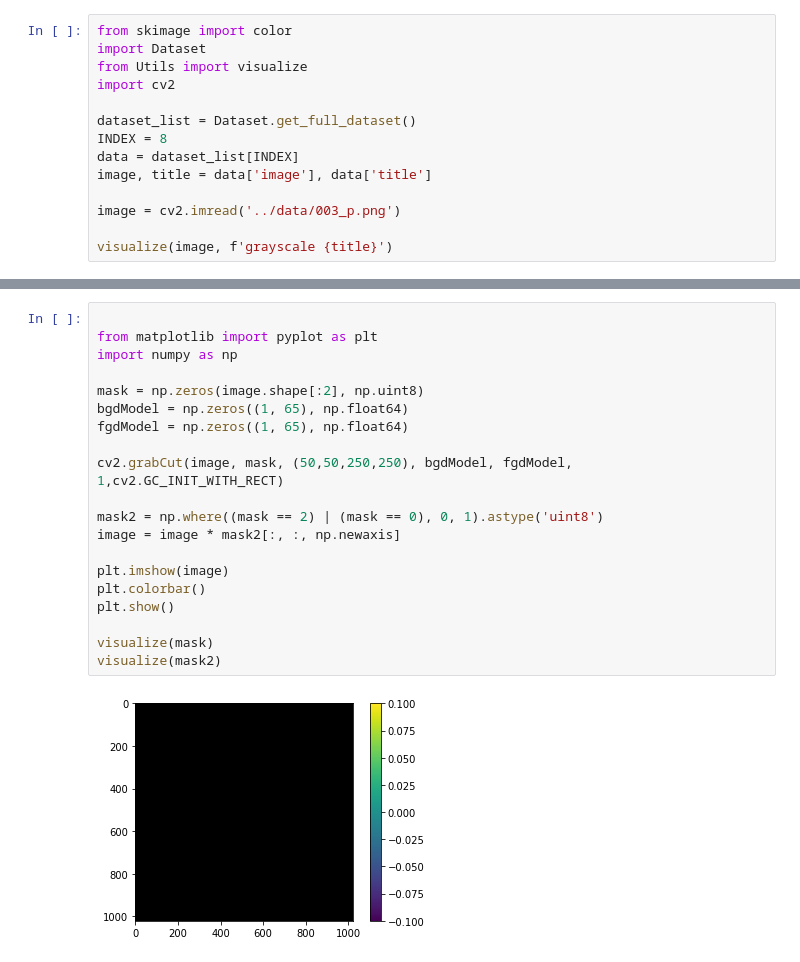
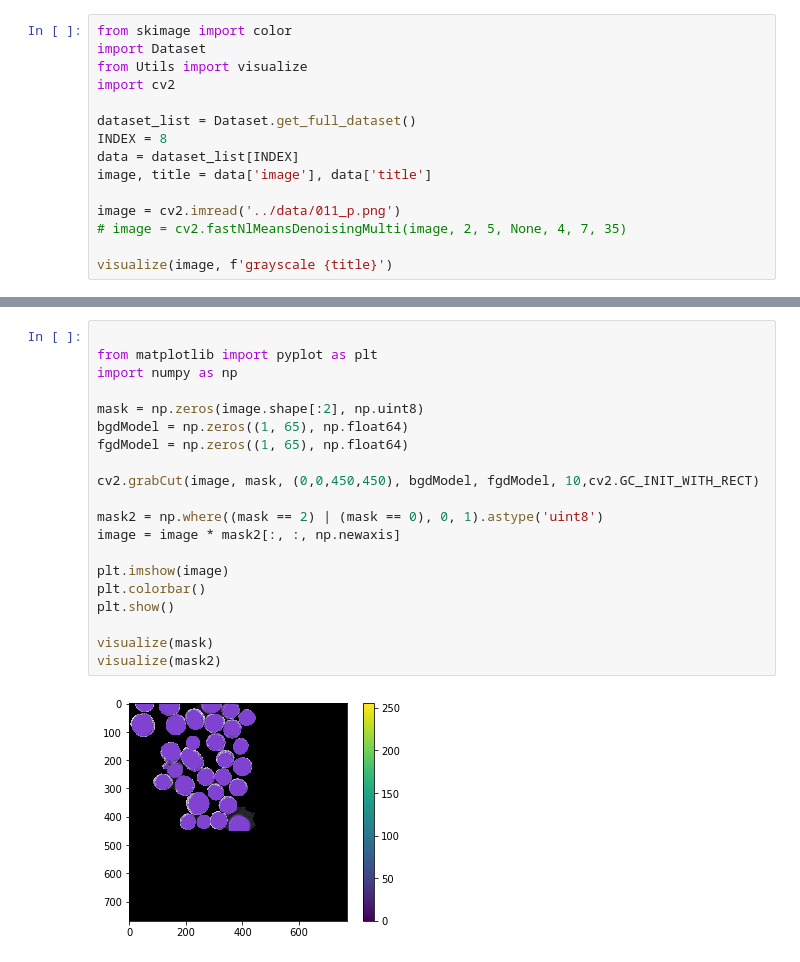
Before and after one commit to Toliak/particle-counter, a Jupyter notebook: notebooks/grabcut.ipynb, the cells around one changed output, grey strips where cells are left out. Saved outputs shown, nothing was run; the diff lists cells and outputs as text.

```diff
--- a/notebooks/grabcut.ipynb
+++ b/notebooks/grabcut.ipynb
@@ -9,7 +9,8 @@ INDEX = 8
 data = dataset_list[INDEX]
 image, title = data['image'], data['title']
 
-image = cv2.imread('../data/003_p.png')
+image = cv2.imread('../data/011_p.png')
+# image = cv2.fastNlMeansDenoisingMulti(image, 2, 5, None, 4, 7, 35)
 
 visualize(image, f'grayscale {title}')
 # %% [output]
@@ -17,22 +18,22 @@ visualize(image, f'grayscale {title}')
 # %%
 
 from matplotlib import pyplot as plt
 import numpy as np
 
 mask = np.zeros(image.shape[:2], np.uint8)
 bgdModel = np.zeros((1, 65), np.float64)
 fgdModel = np.zeros((1, 65), np.float64)
 
-cv2.grabCut(image, mask, (50,50,250,250), bgdModel, fgdModel, 1,cv2.GC_INIT_WITH_RECT)
+cv2.grabCut(image, mask, (0,0,450,450), bgdModel, fgdModel, 10,cv2.GC_INIT_WITH_RECT)
 
 mask2 = np.where((mask == 2) | (mask == 0), 0, 1).astype('uint8')
 image = image * mask2[:, :, np.newaxis]
 
 plt.imshow(image)
 plt.colorbar()
 plt.show()
 
 visualize(mask)
 visualize(mask2)
 # %% [output]
-[figure, old version]
+[figure, new version]
```
Also changed, not shown: parts of 2 cells of this notebook.
